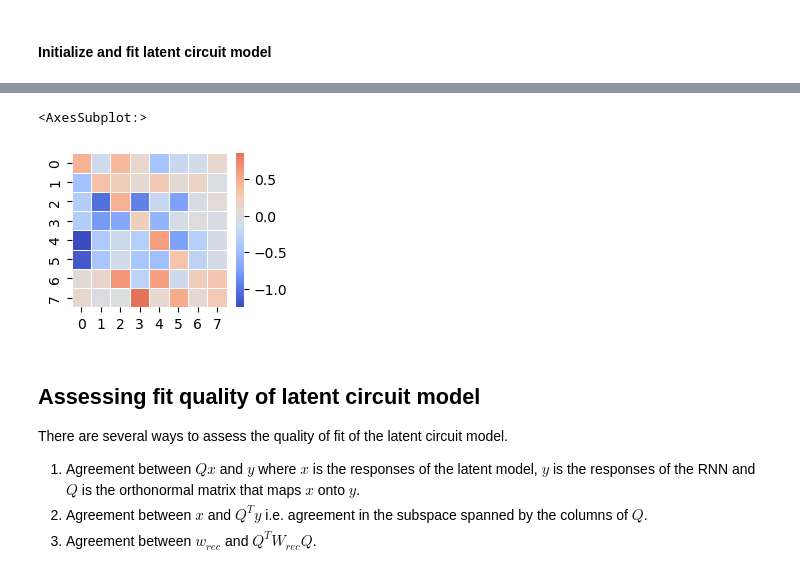
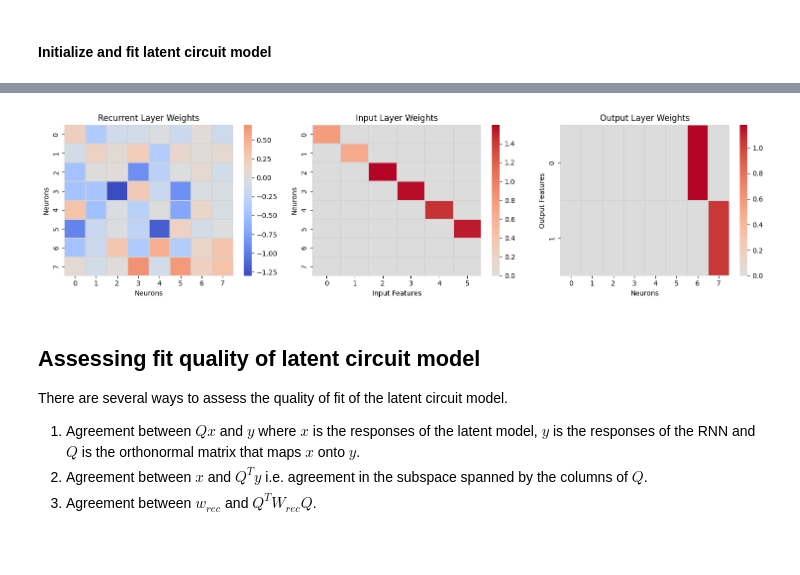
Before and after one commit to jingxuanf0214/latentcircuit, a Jupyter notebook: Tutorial.ipynb, the cells around one changed output, grey strips where cells are left out. Saved outputs shown, nothing was run; the diff lists cells and outputs as text; code cells hidden in the pictures; blank space fills up the shorter version.

```diff
--- a/Tutorial.ipynb
+++ b/Tutorial.ipynb
@@ -311,10 +440,35 @@ df = psychometric(latent_net,u,conditions)
-# %%
-plt.figure(figsize=(2.5,2))
-w_rec  = latent_net.recurrent_layer.weight.data.detach()
-sns.heatmap(w_rec,center=0,cmap='coolwarm',linewidths=.5)
-# %% [output]
-<AxesSubplot:>
-[figure, removed]
+# %%
+# Get the weight matrices
+recurrent_weight_matrix = latent_net.recurrent_layer.weight.data.detach().numpy()
+input_weight_matrix = latent_net.input_layer.weight.data.detach().numpy()
+output_weight_matrix = latent_net.output_layer.weight.data.detach().numpy()
+
+# Create subplots to visualize all weight matrices
+fig, axes = plt.subplots(1, 3, figsize=(15, 4))
+
+# Plot Recurrent Layer Weights
+sns.heatmap(recurrent_weight_matrix, center=0, cmap='coolwarm', linewidths=0.1, linecolor='lightgray', ax=axes[0])
+axes[0].set_title('Recurrent Layer Weights')
+axes[0].set_xlabel('Neurons')
+axes[0].set_ylabel('Neurons')
+
+# Plot Input Layer Weights
+sns.heatmap(input_weight_matrix, center=0, cmap='coolwarm', linewidths=0.1, linecolor='lightgray', ax=axes[1])
+axes[1].set_title('Input Layer Weights')
+axes[1].set_xlabel('Input Features')
+axes[1].set_ylabel('Neurons')
+
+# Plot Output Layer Weights
+sns.heatmap(output_weight_matrix, center=0, cmap='coolwarm', linewidths=0.1, linecolor='lightgray', ax=axes[2])
+axes[2].set_title('Output Layer Weights')
+axes[2].set_xlabel('Neurons')
+axes[2].set_ylabel('Output Features')
+
+# Adjust layout for better visibility
+plt.tight_layout()
+plt.show()
+# %% [output]
+[figure, added]
 # %% [markdown]
 ## Assessing fit quality of latent circuit model
 There are several ways to assess the quality of fit of the latent circuit model.
```
Also changed, not shown: parts of 13 cells of this notebook, 1 other file.
